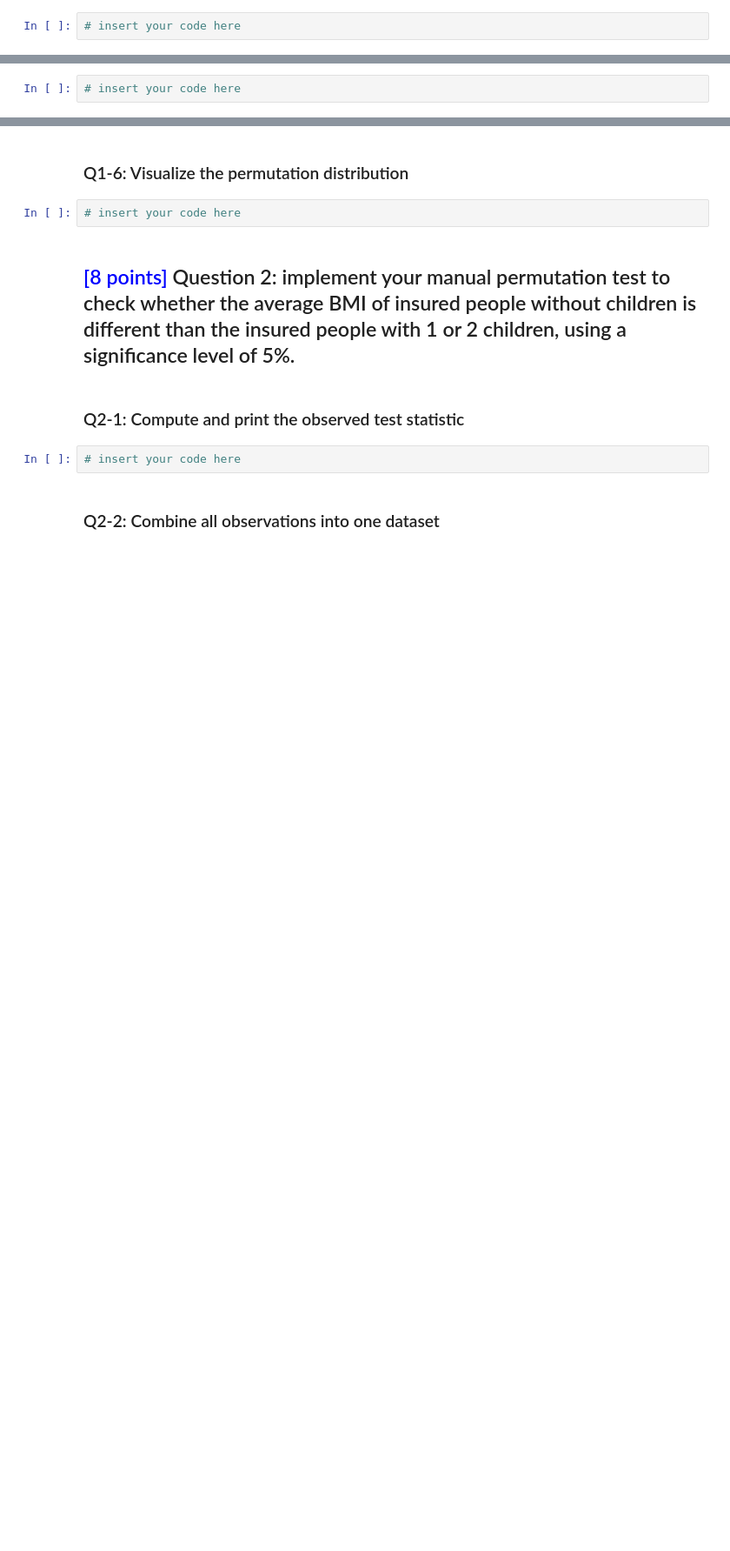
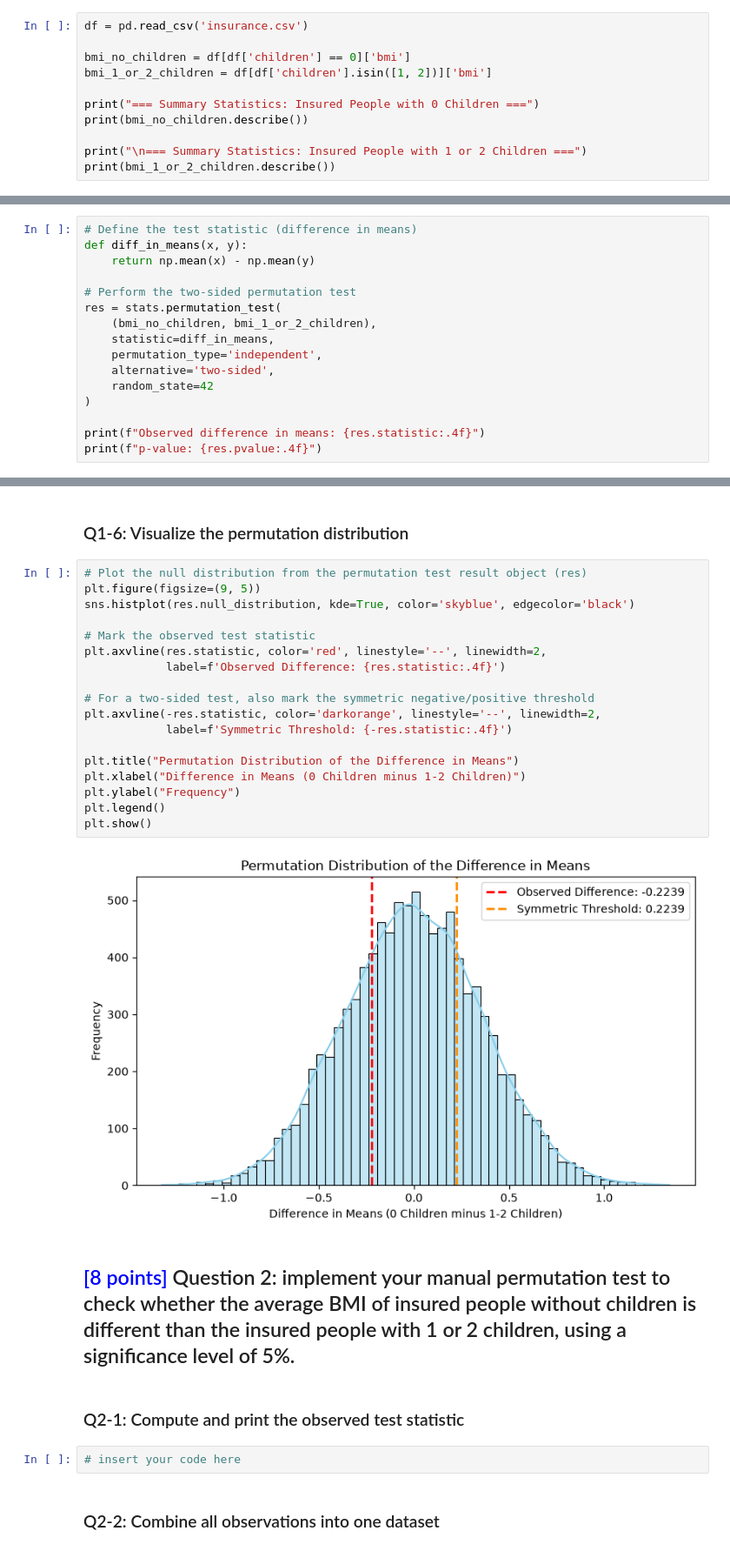
Before and after one commit to chikooooo/Statistics, a Jupyter notebook: Lab 7/TP7_Hypothesis_Testing.ipynb, the cells around one changed output, grey strips where cells are left out. Shown at 87% size. Drawn from its saved outputs; the diff is of its cells as text; blank space fills up the shorter version.

```diff
--- a/Lab 7/TP7_Hypothesis_Testing.ipynb
+++ b/Lab 7/TP7_Hypothesis_Testing.ipynb
@@ -754,4 +831,13 @@ As we can see, the manual implementation obtains very close result as the Welch'
 # %% [markdown]
 ### Q1-1: Retrieve the BMI for insured people without any children and with 1 or 2 children, and display the summary statistics
 # %%
-# insert your code here
+df = pd.read_csv('insurance.csv')
+
+bmi_no_children = df[df['children'] == 0]['bmi']
+bmi_1_or_2_children = df[df['children'].isin([1, 2])]['bmi']
+
+print("=== Summary Statistics: Insured People with 0 Children ===")
+print(bmi_no_children.describe())
+
+print("\n=== Summary Statistics: Insured People with 1 or 2 Children ===")
+print(bmi_1_or_2_children.describe())
@@ -786,4 +902,18 @@ As we can see, the manual implementation obtains very close result as the Welch'
 # %% [markdown]
 ### Q1-5: Use permutation test from scipy.stats to perform two-sided test, and print out the observed difference in means and the p-value
 # %%
-# insert your code here
+# Define the test statistic (difference in means)
+def diff_in_means(x, y):
+    return np.mean(x) - np.mean(y)
+
+# Perform the two-sided permutation test
+res = stats.permutation_test(
+    (bmi_no_children, bmi_1_or_2_children),
+    statistic=diff_in_means,
+    permutation_type='independent',
+    alternative='two-sided',
+    random_state=42
+)
+
+print(f"Observed difference in means: {res.statistic:.4f}")
+print(f"p-value: {res.pvalue:.4f}")
@@ -802,7 +942,25 @@ As we can see, the manual implementation obtains very close result as the Welch'
 # %% [markdown]
 ### Q1-6: Visualize the permutation distribution
 # %%
-# insert your code here
+# Plot the null distribution from the permutation test result object (res)
+plt.figure(figsize=(9, 5))
+sns.histplot(res.null_distribution, kde=True, color='skyblue', edgecolor='black')
+
+# Mark the observed test statistic
+plt.axvline(res.statistic, color='red', linestyle='--', linewidth=2,
+            label=f'Observed Difference: {res.statistic:.4f}')
+
+# For a two-sided test, also mark the symmetric negative/positive threshold
+plt.axvline(-res.statistic, color='darkorange', linestyle='--', linewidth=2,
+            label=f'Symmetric Threshold: {-res.statistic:.4f}')
+
+plt.title("Permutation Distribution of the Difference in Means")
+plt.xlabel("Difference in Means (0 Children minus 1-2 Children)")
+plt.ylabel("Frequency")
+plt.legend()
+plt.show()
+# %% [output]
+[figure, added]
 # %% [markdown]
 ## <span style="color:blue;"> [8 points] </span> Question 2: implement your manual permutation test to check whether the average BMI of insured people without children is different than the insured people with 1 or 2 children, using a significance level of 5%.
 # %% [markdown]
```
Also changed, not shown: parts of 21 cells of this notebook.
